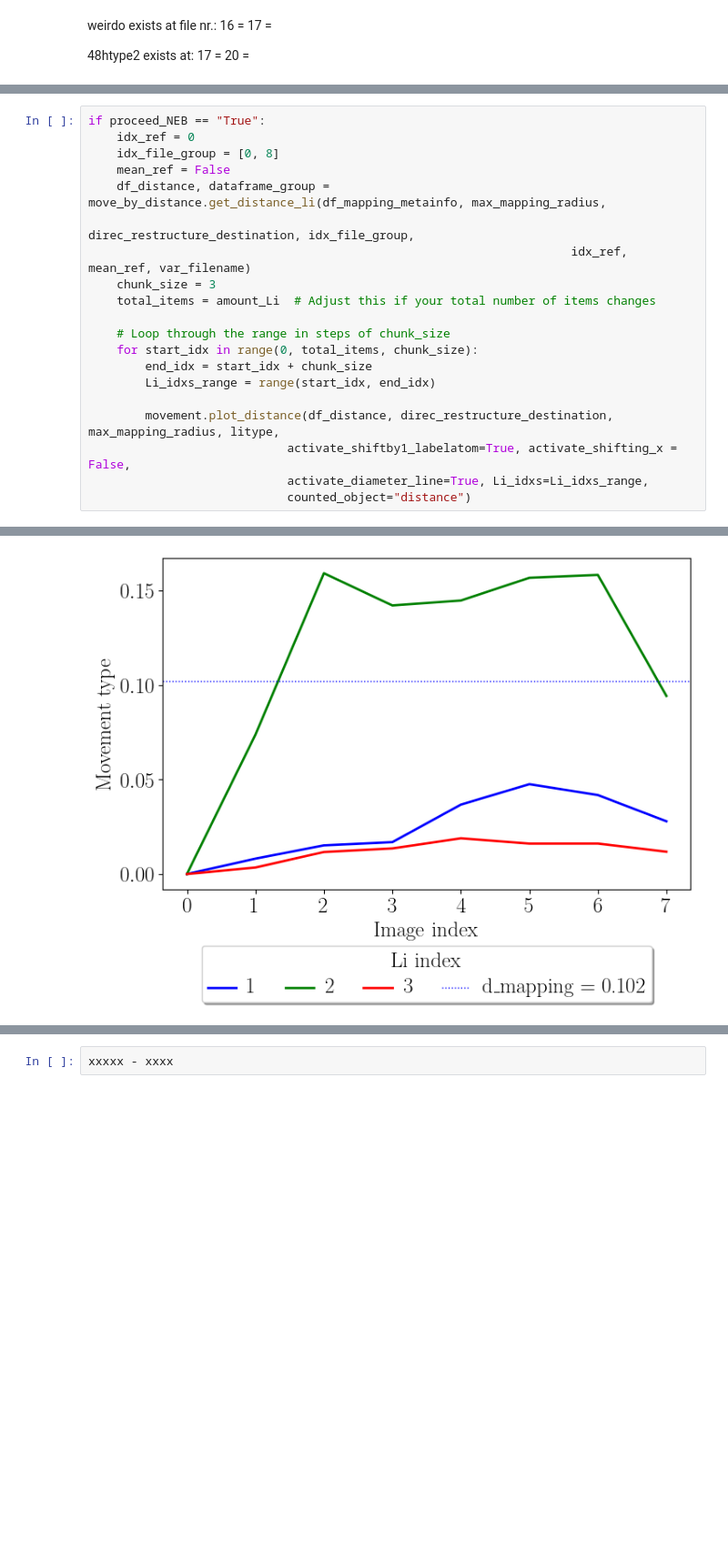
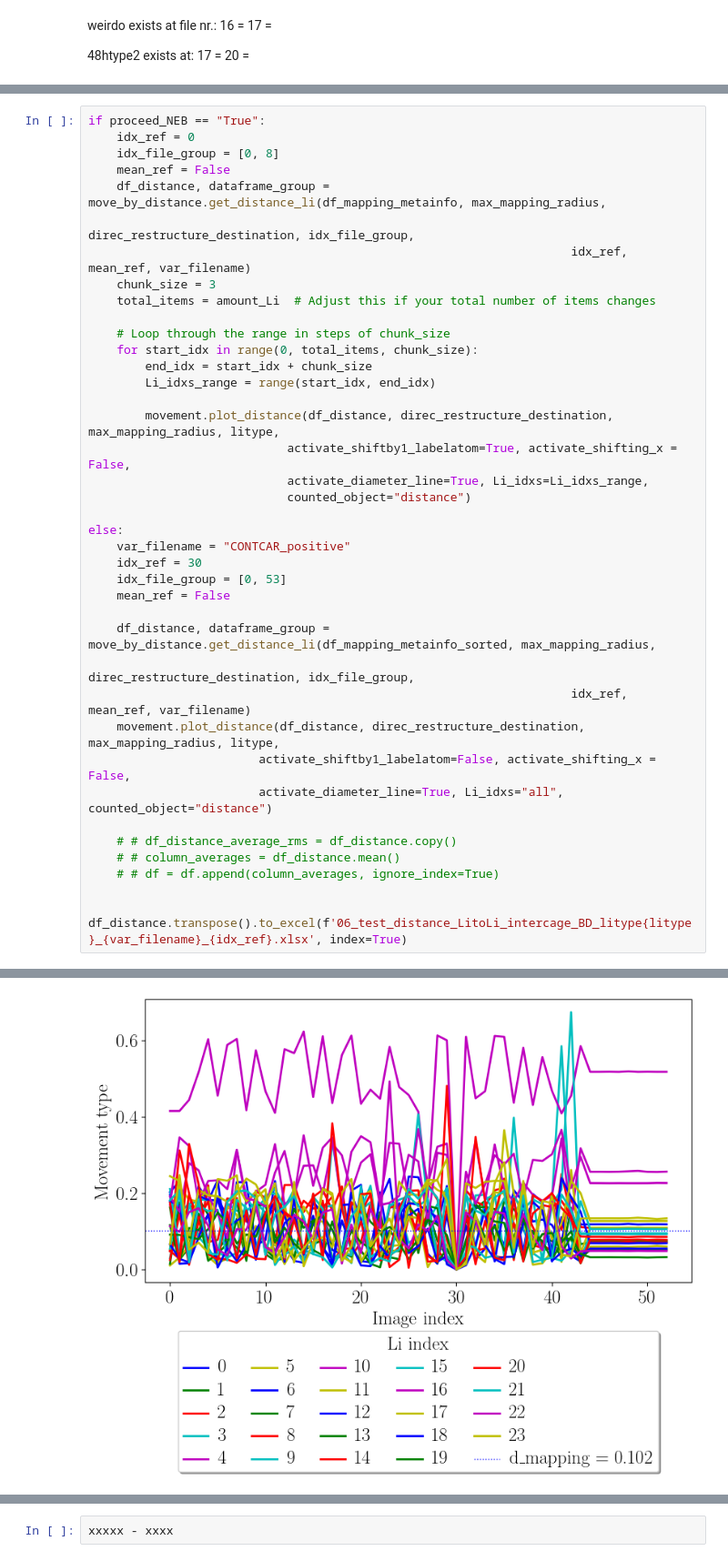
Before and after one commit to a-firdaus/LitMove, a Jupyter notebook: 03_orientation_and_mapping_packages.ipynb, the cells around one changed output, grey strips where cells are left out. Shown at 91% size. Drawn from its saved outputs; the diff is of its cells as text; blank space fills up the shorter version.

Commit message:
all plots now with highlighted index and legend

```diff
--- a/03_orientation_and_mapping_packages.ipynb
+++ b/03_orientation_and_mapping_packages.ipynb
@@ -707,4 +666,23 @@ if proceed_NEB == "True":
                             activate_shiftby1_labelatom=True, activate_shifting_x = False,
                             activate_diameter_line=True, Li_idxs=Li_idxs_range,
                             counted_object="distance")
+
+else:
+    var_filename = "CONTCAR_positive"
+    idx_ref = 30
+    idx_file_group = [0, 53]
+    mean_ref = False
+
+    df_distance, dataframe_group = move_by_distance.get_distance_li(df_mapping_metainfo_sorted, max_mapping_radius,
+                                                                    direc_restructure_destination, idx_file_group,
+                                                                    idx_ref, mean_ref, var_filename)
+    movement.plot_distance(df_distance, direc_restructure_destination, max_mapping_radius, litype,
+                        activate_shiftby1_labelatom=False, activate_shifting_x = False,
+                        activate_diameter_line=True, Li_idxs="all", counted_object="distance")
+
+    # # df_distance_average_rms = df_distance.copy()
+    # # column_averages = df_distance.mean()
+    # # df = df.append(column_averages, ignore_index=True)
+
+    df_distance.transpose().to_excel(f'06_test_distance_LitoLi_intercage_BD_litype{litype}_{var_filename}_{idx_ref}.xlsx', index=True)
 # %% [output]
@@ -728 +706 @@ path: 7, Li: 23, distance: 0.16209059018973881
-[figure, old version]
+[figure, new version]
```
Also changed, not shown: parts of 18 cells of this notebook, 18 other files.
